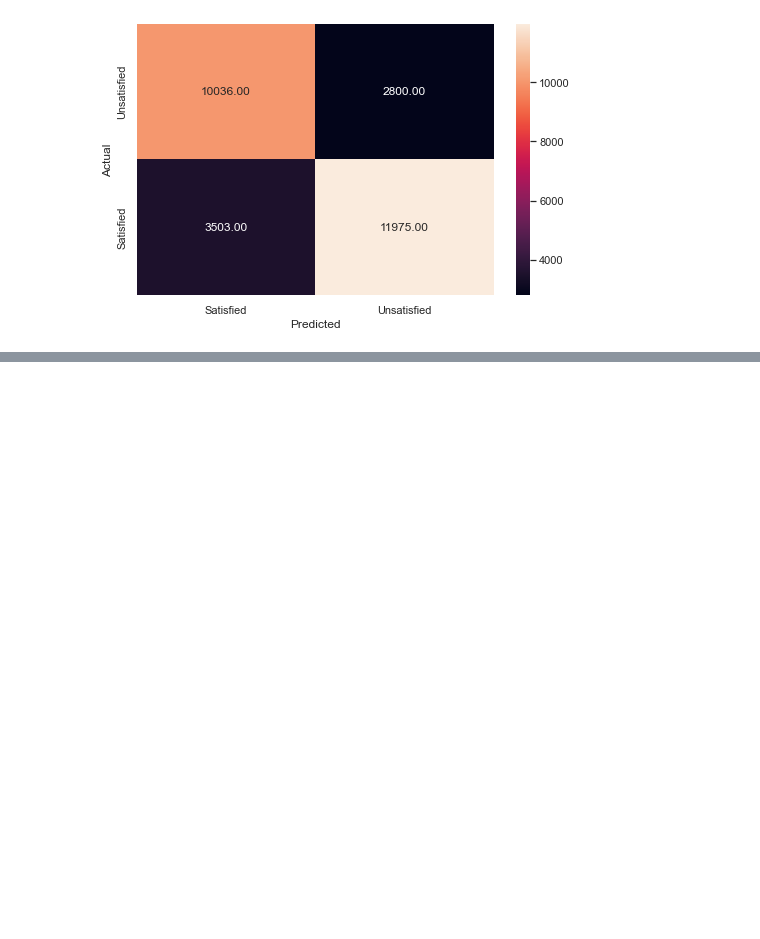
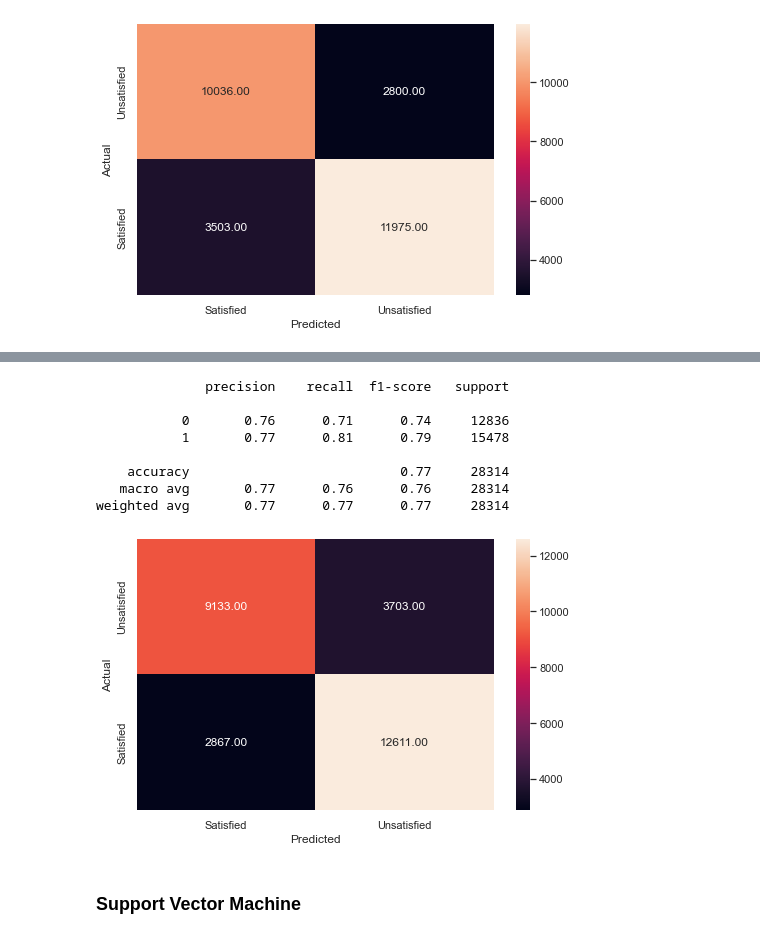
Before and after one commit to lpm0073/idss-hackathon, a Jupyter notebook: models.ipynb, the cells around one changed output, grey strips where cells are left out. Cells and saved outputs as stored; diff of their text form; code cells hidden in the pictures; blank space fills up the shorter version.

```diff
--- a/models.ipynb
+++ b/models.ipynb
@@ -190,0 +225,15 @@ weighted avg       0.78      0.78      0.78     28314
+# %%
+y_pred_test = lg.predict_proba(X_test)
+metrics_score(y_test, y_pred_test[:,1]>optimal_threshold)
+# %% [output]
+              precision    recall  f1-score   support
+
+           0       0.76      0.71      0.74     12836
+           1       0.77      0.81      0.79     15478
+
+    accuracy                           0.77     28314
+   macro avg       0.77      0.76      0.76     28314
+weighted avg       0.77      0.77      0.77     28314
+[figure, added]
+# %% [markdown]
+### **Support Vector Machine**
```
Also changed, not shown: parts of 22 cells of this notebook.
